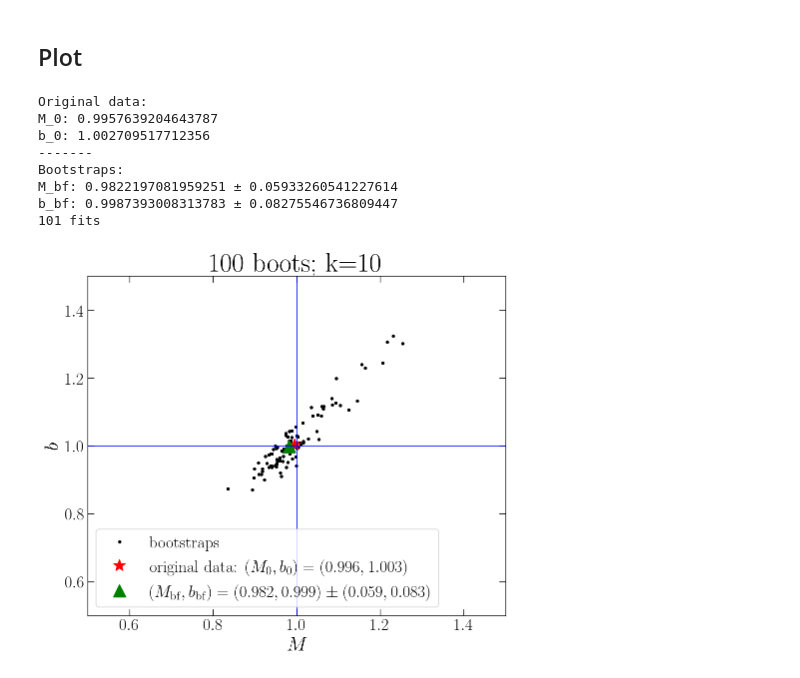
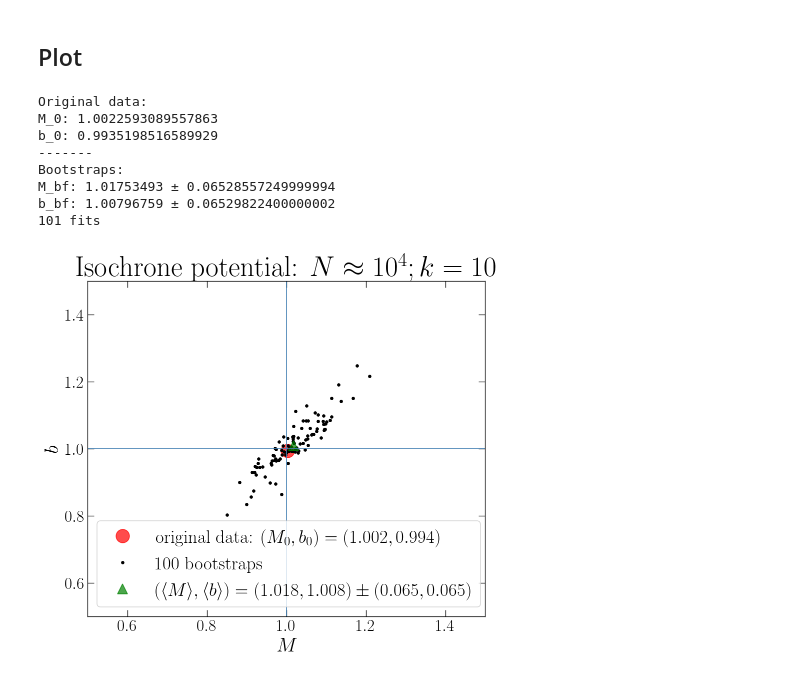
Before and after one commit to lberaldoesilva/tropygal, a Jupyter notebook: docs/source/tutorial_minimum-entropy_pot_fit.ipynb, the cells around one changed output. Drawn from its saved outputs; the diff is of its cells as text; code cells hidden in the pictures.

```diff
--- a/docs/source/tutorial_minimum-entropy_pot_fit.ipynb
+++ b/docs/source/tutorial_minimum-entropy_pot_fit.ipynb
@@ -249,14 +249,14 @@ print ('<b>:', np.percentile(p_bf[:,1], 50), '±', 0.5*(np.percentile(p_bf[:, 1]
 # %% [markdown]
 ## Plot
 # %%
-#fname = './fit_results_isoc_boots_k10.dat'
-# data_file = np.genfromtxt(fname, unpack=True, skip_header=1)
-# M_bfs = data_file[0]
-# b_bfs = data_file[1]
-# S_bfs = data_file[2]
+fname = './fit_results_isoc_boots_k10.dat'
+data_file = np.genfromtxt(fname, unpack=True, skip_header=1)
+M_bfs = data_file[0]
+b_bfs = data_file[1]
+#S_bfs = data_file[2]
 
-M_bfs = p_bf[:,0]
-b_bfs = p_bf[:,1]
+# M_bfs = p_bf[:,0]
+# b_bfs = p_bf[:,1]
 # Original data:
 M_0 = p_bf[0,0]
 b_0 = p_bf[0,1]
@@ -278,12 +278,12 @@ print ('b_bf:', mean_b, '±', sigma_b)
 print (len(M_bfs), 'fits')
 # %% [output]
 Original data:
-M_0: 0.9957639204643787
-b_0: 1.002709517712356
+M_0: 1.0022593089557863
+b_0: 0.9935198516589929
 -------
 Bootstraps:
-M_bf: 0.9822197081959251 ± 0.05933260541227614
-b_bf: 0.9987393008313783 ± 0.08275546736809447
+M_bf: 1.01753493 ± 0.06528557249999994
+b_bf: 1.00796759 ± 0.06529822400000002
 101 fits
 # %%
 M_min = 0.5
@@ -293,24 +293,27 @@ b_max = 1.5
 # %%
 # Plot
 fig, axs = plt.subplots(1, figsize=(8,7))
 fig.patch.set_facecolor('white')
 
-axs.plot(M_bfs, b_bfs, 'k.', label='bootstraps')
-axs.plot(M_bfs[0], b_bfs[0], 'r*', ms=15,
+
+axs.plot(M_bfs[0], b_bfs[0], 'ro', ms=16, alpha=0.7,
          label=r'original data: $(M_\mathrm{0}, b_\mathrm{0}) = (%.3f, %.3f)$'%(M_0, b_0))
-axs.plot(mean_M, mean_b, 'g^', ms=15,
-         label=r'$(M_\mathrm{bf}, b_\mathrm{bf}) = (%.3f, %.3f) \pm (%.3f, %.3f)$'%(mean_M, mean_b, sigma_M, sigma_b))
-axs.axvline(1, color='b', linewidth=1, linestyle='-')
-axs.axhline(1, color='b', linewidth=1, linestyle='-')
+axs.plot(M_bfs, b_bfs, 'k.', label=r'%d bootstraps'%(n_boots))
+axs.plot(mean_M, mean_b, 'g^', ms=12, alpha=0.7,
+         label=r'$(\langle M\rangle, \langle b\rangle) = (%.3f, %.3f) \pm (%.3f, %.3f)$'%(mean_M, mean_b, sigma_M, sigma_b))
+axs.axvline(1, color='#4682b4', linewidth=1, linestyle='-')
+axs.axhline(1, color='#4682b4', linewidth=1, linestyle='-')
 
 axs.axis([M_min, M_max, b_min, b_max])
 axs.set_xlabel(r'$M$')
 axs.set_ylabel(r'$b$')
 
-axs.set_title(r'%d boots; k=%d'%(n_boots, kNN))
-axs.legend(fontsize=20)
+axs.set_title(r'Isochrone potential: $N\approx 10^4; k=%d$'%(kNN), fontsize=34)
+axs.legend(fontsize=22)
 plt.tight_layout()
 
-plt.show()
+# plt.show()
+
+#plt.savefig('/Users/lbs/michigan/df-actions/plots/fit_isoc_100_boots_10k_k10.pdf', format='pdf', dpi=300)
 # %% [output]
-[figure, old version]
+[figure, new version]
```
Also changed, not shown: parts of 3 cells of this notebook, 10 other files.
